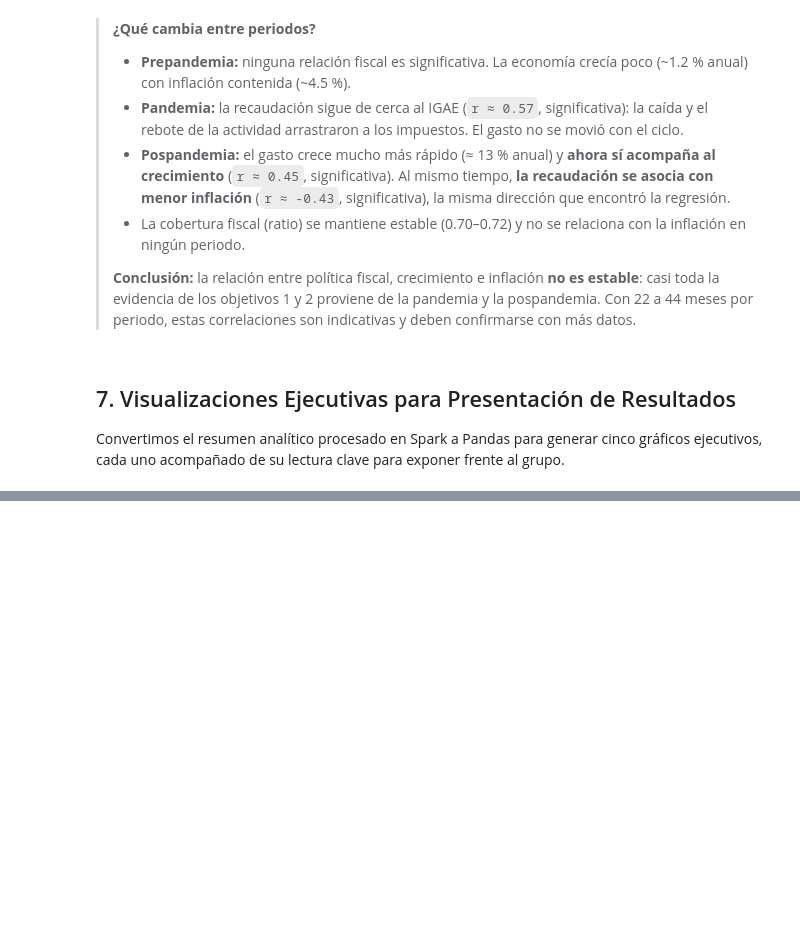
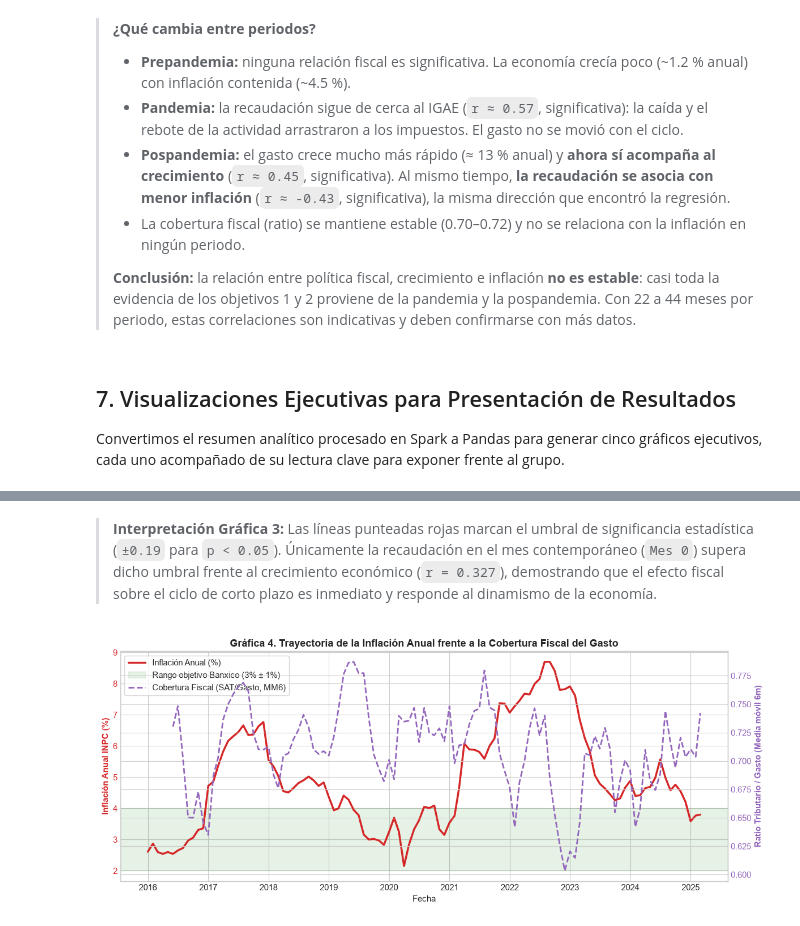
Before and after one commit to lunatix/Integrador-PGBD-26A, a Jupyter notebook: notebooks/02_analisis_dataset_maestro_final.ipynb, the cells around one changed output, grey strips where cells are left out. Cells and saved outputs as stored; diff of their text form; code cells hidden in the pictures; blank space fills up the shorter version.

```diff
--- a/notebooks/02_analisis_dataset_maestro_final.ipynb
+++ b/notebooks/02_analisis_dataset_maestro_final.ipynb
@@ -925,0 +1033,31 @@ Para mantener limpio el entorno de trabajo, liberamos los datos guardados en mem
+# %% [markdown]
+> **Interpretación Gráfica 3:** Las líneas punteadas rojas marcan el umbral de significancia estadística (`±0.19` para `p < 0.05`). Únicamente la recaudación en el mes contemporáneo (`Mes 0`) supera dicho umbral frente al crecimiento económico (`r = 0.327`), demostrando que el efecto fiscal sobre el ciclo de corto plazo es inmediato y responde al dinamismo de la economía.
+# %%
+# GRÁFICA 4: Inflación Anual vs. Cobertura Tributaria del Gasto (Ratio SAT/SHCP)
+fig, ax1 = plt.subplots(figsize=(12, 5))
+
+color_inf = '#d62728'
+ax1.set_xlabel('Fecha')
+ax1.set_ylabel('Inflación Anual INPC (%)', color=color_inf, fontweight='bold')
+ax1.plot(pdf_tasas_graf['fecha'], pdf_tasas_graf['inflacion_anual_pct'], color=color_inf, linewidth=2.5, label='Inflación Anual (%)')
+ax1.tick_params(axis='y', labelcolor=color_inf)
+ax1.axhspan(2.0, 4.0, color='green', alpha=0.1, label='Rango objetivo Banxico (3% ± 1%)')
+
+ax2 = ax1.twinx()
+color_rat = '#9467bd'
+ax2.set_ylabel('Ratio Tributario / Gasto (Media móvil 6m)', color=color_rat, fontweight='bold')
+ax2.plot(pdf_tasas_graf['fecha'], pdf_tasas_graf['ratio_tributario_gasto'].rolling(6).mean(),
+         color=color_rat, linestyle='--', linewidth=2, label='Cobertura Fiscal (SAT/Gasto, MM6)')
+ax2.tick_params(axis='y', labelcolor=color_rat)
+
+plt.title('Gráfica 4. Trayectoria de la Inflación Anual frente a la Cobertura Fiscal del Gasto', fontsize=13, fontweight='bold')
+
+# <-- AQUÍ VA EL PUNTO D: Combinar leyendas de ax1 y ax2 en un solo recuadro
+lines1, labels1 = ax1.get_legend_handles_labels()
+lines2, labels2 = ax2.get_legend_handles_labels()
+ax1.legend(lines1 + lines2, labels1 + labels2, loc='upper left', frameon=True)
+
+fig.tight_layout()
+plt.show()
+# %% [output]
+[figure, added]
```
Also changed, not shown: parts of 40 cells of this notebook.
